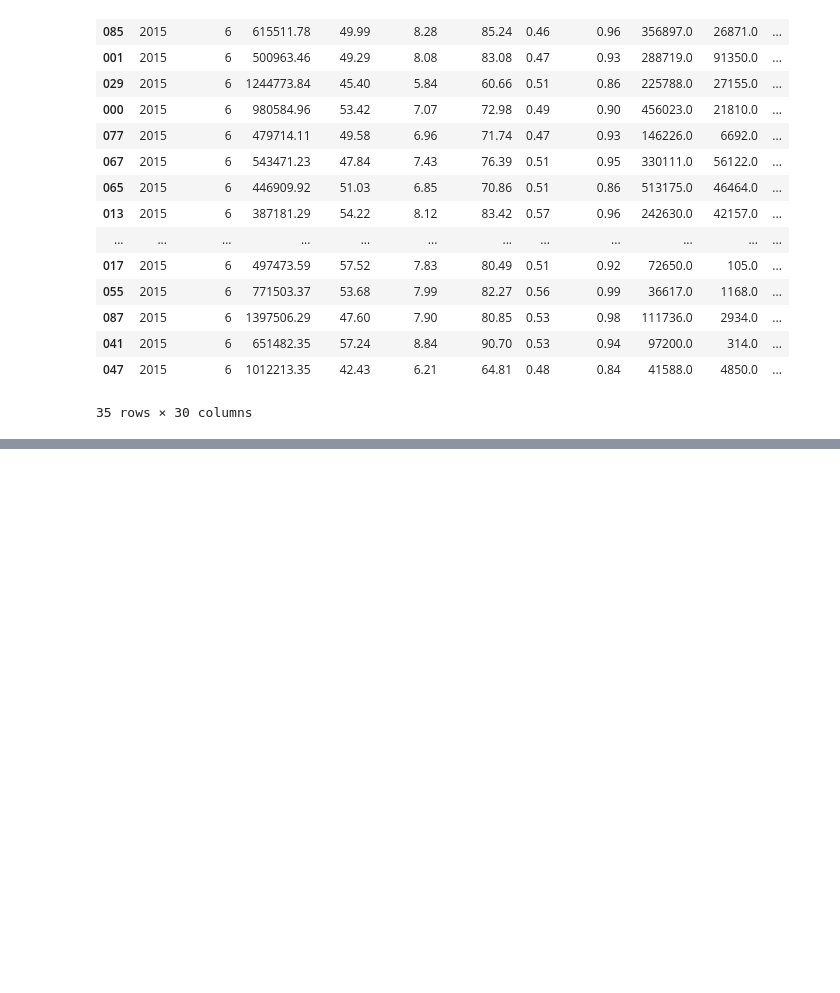
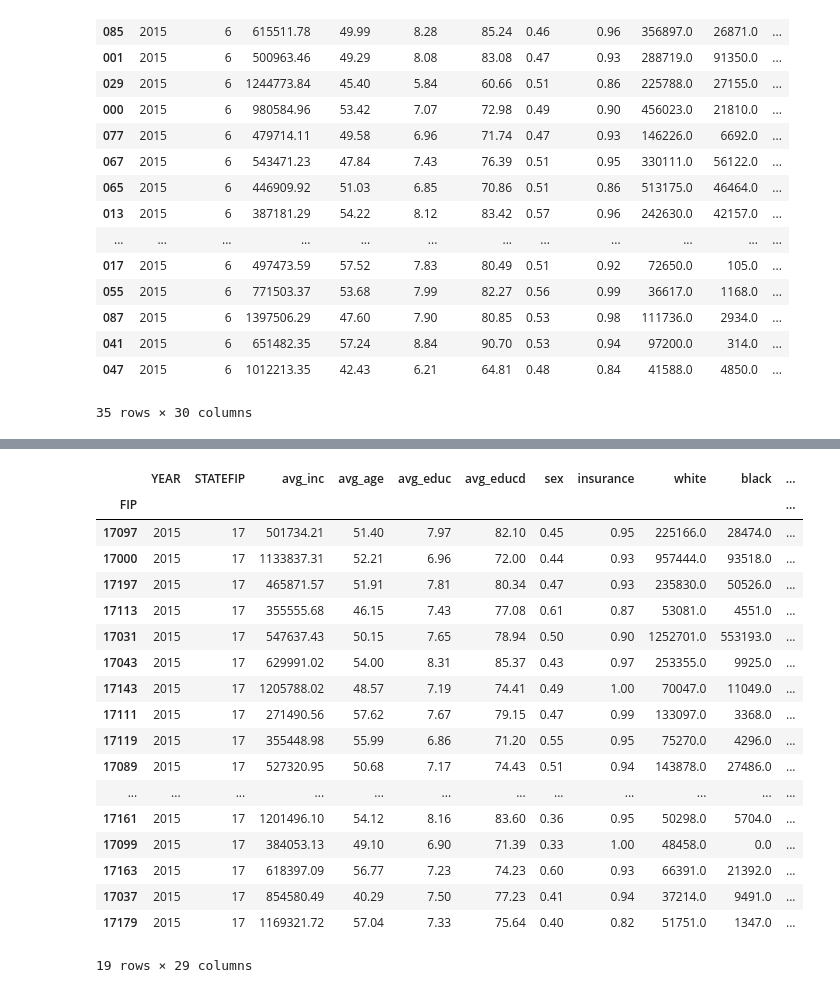
Before and after one commit to john-c-simmons/pres_election, a Jupyter notebook: notebooks/cc/Census_Data.ipynb, the cells around one changed output, grey strips where cells are left out. Saved outputs shown, nothing was run; the diff lists cells and outputs as text; code cells hidden in the pictures; blank space fills up the shorter version.

```diff
--- a/notebooks/cc/Census_Data.ipynb
+++ b/notebooks/cc/Census_Data.ipynb
@@ -416,0 +557,32 @@ binary = ['HCOVANY','SEX']
+# %%
+IL2015cat1 = catmap(IL2015, 'RACE', race_mapper, race_list)
+# %%
+IL2015cat2 = catmap(IL2015, 'MARST', marst_mapper, marst_list)
+# %%
+IL2015cat3 = catmap(IL2015, 'EMPSTATD', emp_mapper, CA_emp_list)
+# %%
+IL2015CONCAT = pd.concat([IL2015NUM, IL2015cat1, IL2015cat2, IL2015cat3], axis=1)
+# %%
+IL2015CONCAT['FIP'] = IL2015CONCAT['STATEFIP'].astype(str) + IL2015CONCAT.index.astype(str)
+IL2015CONCAT = IL2015CONCAT.set_index('FIP')
+IL2015CONCAT
+# %% [output]
+|  | YEAR | STATEFIP | avg_inc | avg_age | avg_educ | avg_educd | sex | insurance | white | black | ... |
+| FIP |  |  |  |  |  |  |  |  |  |  | ... |
+| 17097 | 2015 | 17 | 501734.21 | 51.40 | 7.97 | 82.10 | 0.45 | 0.95 | 225166.0 | 28474.0 | ... |
+| 17000 | 2015 | 17 | 1133837.31 | 52.21 | 6.96 | 72.00 | 0.44 | 0.93 | 957444.0 | 93518.0 | ... |
+| 17197 | 2015 | 17 | 465871.57 | 51.91 | 7.81 | 80.34 | 0.47 | 0.93 | 235830.0 | 50526.0 | ... |
+| 17113 | 2015 | 17 | 355555.68 | 46.15 | 7.43 | 77.08 | 0.61 | 0.87 | 53081.0 | 4551.0 | ... |
+| 17031 | 2015 | 17 | 547637.43 | 50.15 | 7.65 | 78.94 | 0.50 | 0.90 | 1252701.0 | 553193.0 | ... |
+| 17043 | 2015 | 17 | 629991.02 | 54.00 | 8.31 | 85.37 | 0.43 | 0.97 | 253355.0 | 9925.0 | ... |
+| 17143 | 2015 | 17 | 1205788.02 | 48.57 | 7.19 | 74.41 | 0.49 | 1.00 | 70047.0 | 11049.0 | ... |
+| 17111 | 2015 | 17 | 271490.56 | 57.62 | 7.67 | 79.15 | 0.47 | 0.99 | 133097.0 | 3368.0 | ... |
+| 17119 | 2015 | 17 | 355448.98 | 55.99 | 6.86 | 71.20 | 0.55 | 0.95 | 75270.0 | 4296.0 | ... |
+| 17089 | 2015 | 17 | 527320.95 | 50.68 | 7.17 | 74.43 | 0.51 | 0.94 | 143878.0 | 27486.0 | ... |
+| ... | ... | ... | ... | ... | ... | ... | ... | ... | ... | ... | ... |
+| 17161 | 2015 | 17 | 1201496.10 | 54.12 | 8.16 | 83.60 | 0.36 | 0.95 | 50298.0 | 5704.0 | ... |
+| 17099 | 2015 | 17 | 384053.13 | 49.10 | 6.90 | 71.39 | 0.33 | 1.00 | 48458.0 | 0.0 | ... |
+| 17163 | 2015 | 17 | 618397.09 | 56.77 | 7.23 | 74.23 | 0.60 | 0.93 | 66391.0 | 21392.0 | ... |
+| 17037 | 2015 | 17 | 854580.49 | 40.29 | 7.50 | 77.23 | 0.41 | 0.94 | 37214.0 | 9491.0 | ... |
+| 17179 | 2015 | 17 | 1169321.72 | 57.04 | 7.33 | 75.64 | 0.40 | 0.82 | 51751.0 | 1347.0 | ... |
+19 rows × 29 columns
```
Also changed, not shown: parts of 66 cells of this notebook, 4 other files.
